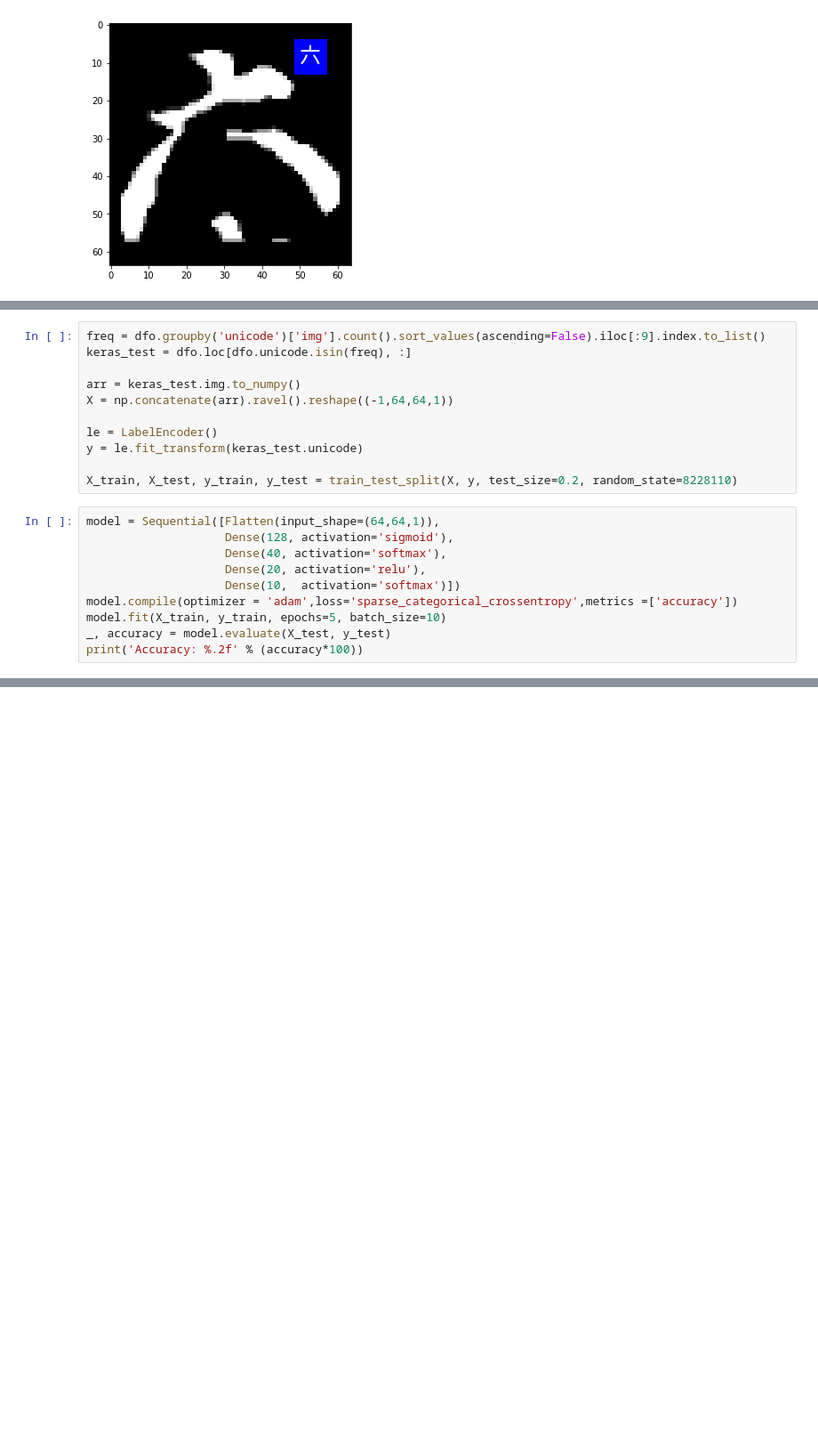
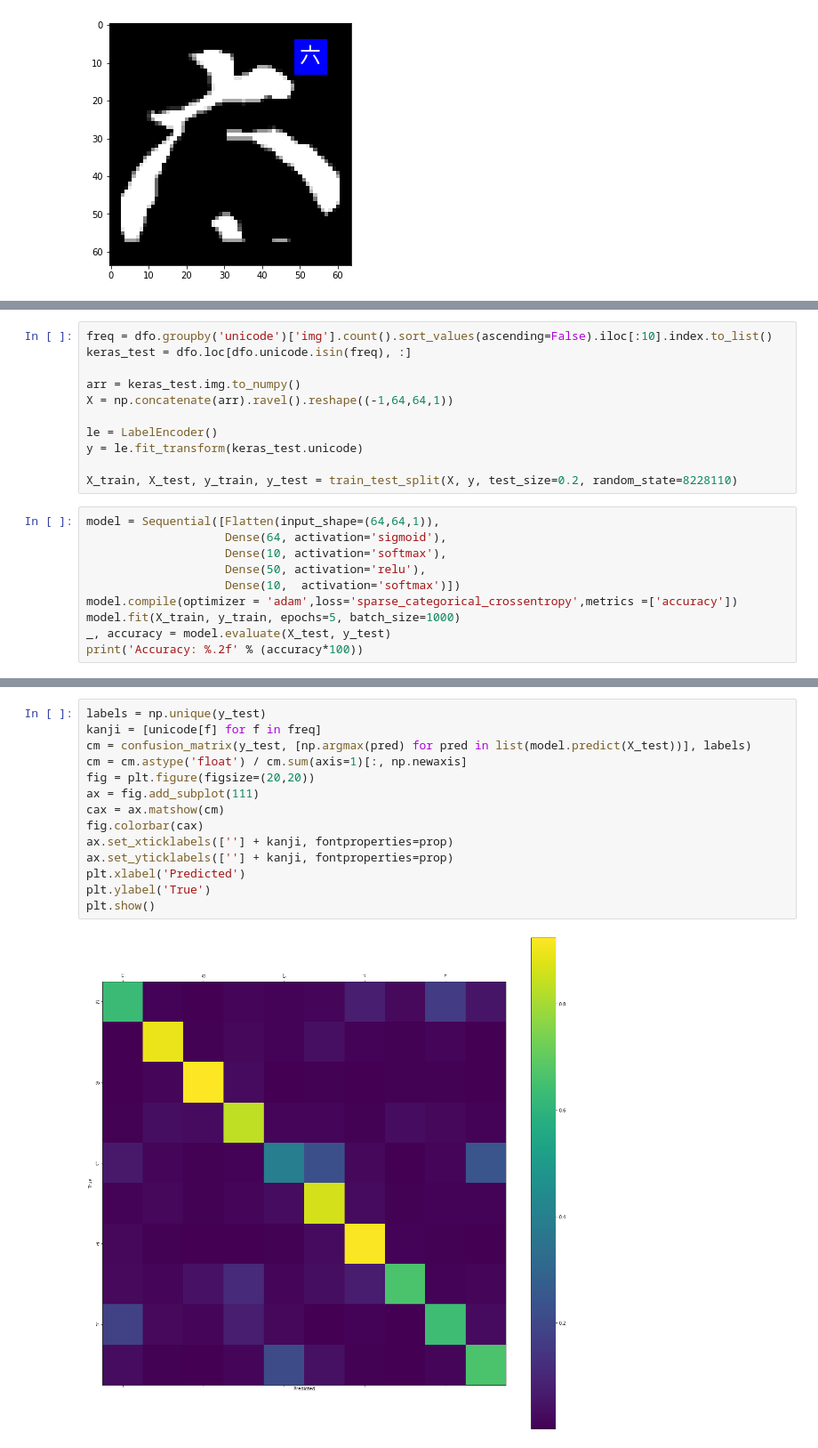
Before and after one commit to nicholas-miles/kuzushiji-recognition, a Jupyter notebook: Exploration.ipynb, the cells around one changed output, grey strips where cells are left out. Shown at 89% size. Cells and saved outputs as stored; diff of their text form; blank space fills up the shorter version.

Commit message:
added confusion matrix

```diff
--- a/Exploration.ipynb
+++ b/Exploration.ipynb
@@ -194,5 +200,5 @@ from sklearn.model_selection import train_test_split
 # %%
-freq = dfo.groupby('unicode')['img'].count().sort_values(ascending=False).iloc[:9].index.to_list()
+freq = dfo.groupby('unicode')['img'].count().sort_values(ascending=False).iloc[:10].index.to_list()
 keras_test = dfo.loc[dfo.unicode.isin(freq), :]
 
 arr = keras_test.img.to_numpy()
@@ -204,12 +210,12 @@ y = le.fit_transform(keras_test.unicode)
 X_train, X_test, y_train, y_test = train_test_split(X, y, test_size=0.2, random_state=8228110)
 # %%
 model = Sequential([Flatten(input_shape=(64,64,1)),
-                    Dense(128, activation='sigmoid'),
-                    Dense(40, activation='softmax'),
-                    Dense(20, activation='relu'),
+                    Dense(64, activation='sigmoid'),
+                    Dense(10, activation='softmax'),
+                    Dense(50, activation='relu'),
                     Dense(10,  activation='softmax')])
 model.compile(optimizer = 'adam',loss='sparse_categorical_crossentropy',metrics =['accuracy'])
-model.fit(X_train, y_train, epochs=5, batch_size=10)
+model.fit(X_train, y_train, epochs=5, batch_size=1000)
 _, accuracy = model.evaluate(X_test, y_test)
 print('Accuracy: %.2f' % (accuracy*100))
 # %% [output]
@@ -240,0 +248,16 @@ U+308A り
+# %%
+labels = np.unique(y_test)
+kanji = [unicode[f] for f in freq]
+cm = confusion_matrix(y_test, [np.argmax(pred) for pred in list(model.predict(X_test))], labels)
+cm = cm.astype('float') / cm.sum(axis=1)[:, np.newaxis]
+fig = plt.figure(figsize=(20,20))
+ax = fig.add_subplot(111)
+cax = ax.matshow(cm)
+fig.colorbar(cax)
+ax.set_xticklabels([''] + kanji, fontproperties=prop)
+ax.set_yticklabels([''] + kanji, fontproperties=prop)
+plt.xlabel('Predicted')
+plt.ylabel('True')
+plt.show()
+# %% [output]
+[figure, added]
```
Also changed, not shown: parts of 7 cells of this notebook, 1 other file.
